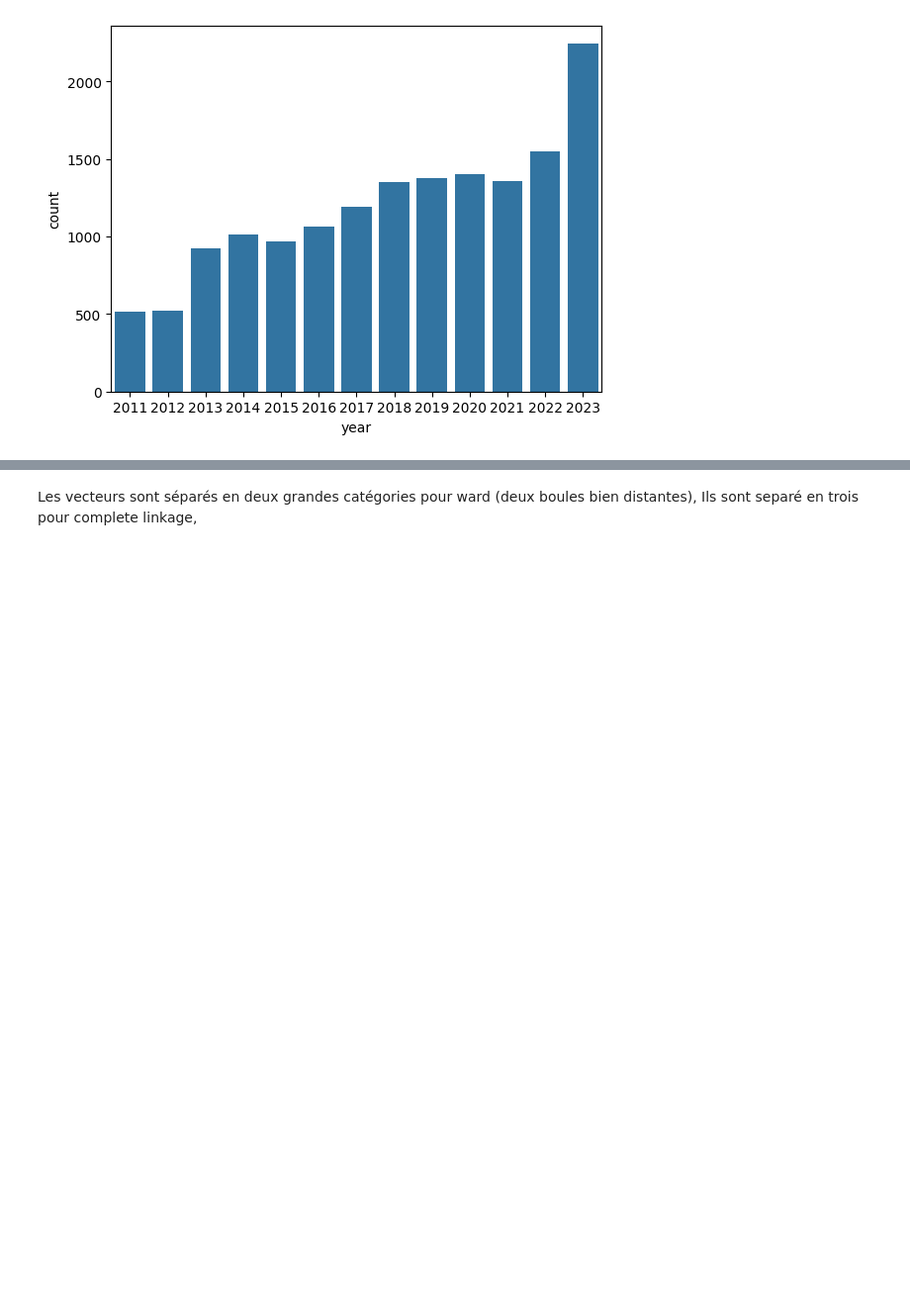
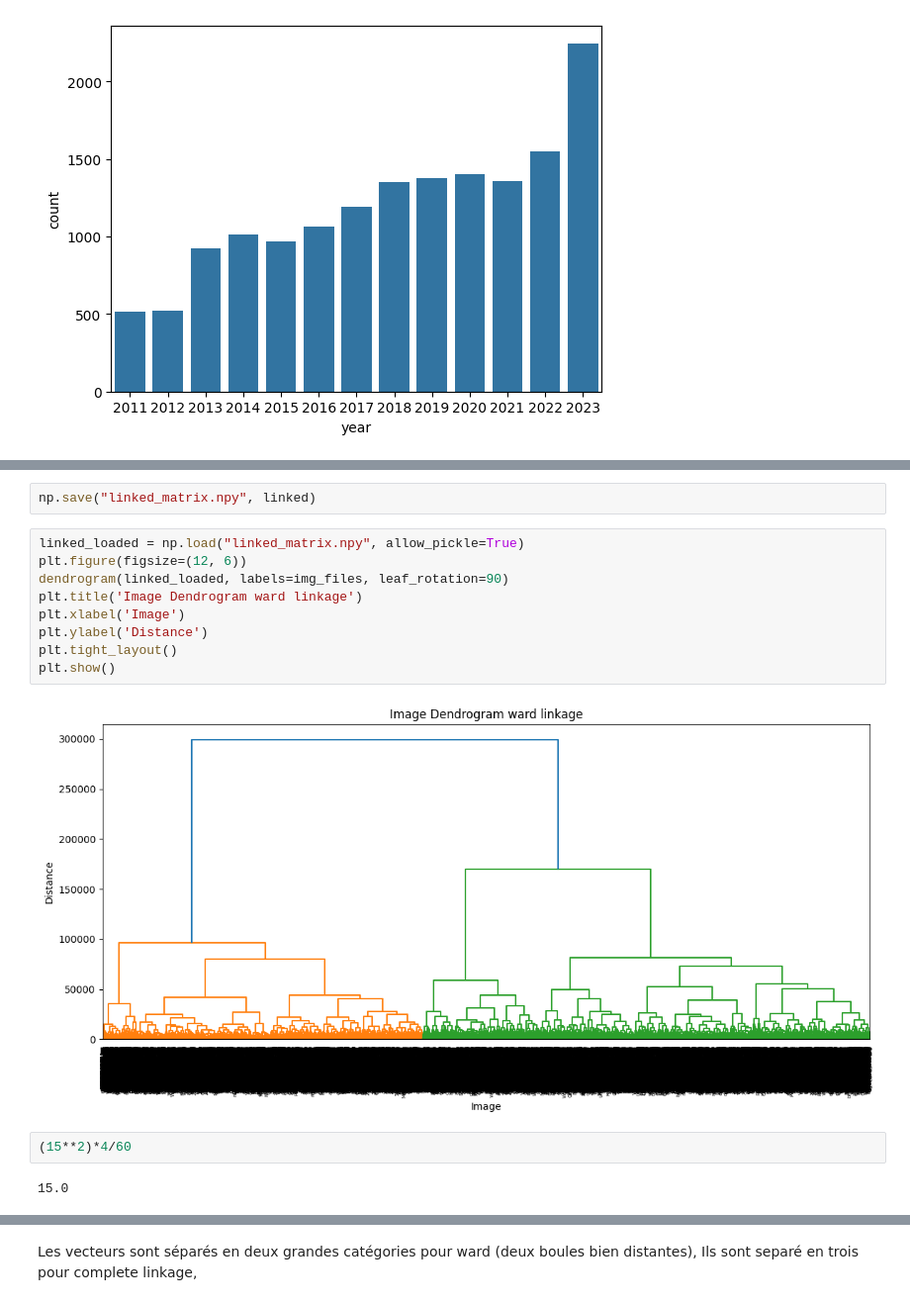
Before and after one commit to lhzuin/challenge_deep_learning, a Jupyter notebook: data/data_augment.ipynb, the cells around one changed output, grey strips where cells are left out. Shown at 99% size. Cells and saved outputs as stored; diff of their text form; blank space fills up the shorter version.

```diff
--- a/data/data_augment.ipynb
+++ b/data/data_augment.ipynb
@@ -93,0 +100,17 @@ On commence le linkage
+# %%
+np.save("linked_matrix.npy", linked)
+# %%
+linked_loaded = np.load("linked_matrix.npy", allow_pickle=True)
+plt.figure(figsize=(12, 6))
+dendrogram(linked_loaded, labels=img_files, leaf_rotation=90)
+plt.title('Image Dendrogram ward linkage')
+plt.xlabel('Image')
+plt.ylabel('Distance')
+plt.tight_layout()
+plt.show()
+# %% [output]
+[figure, added]
+# %%
+(15**2)*4/60
+# %% [output]
+15.0
```
Also changed, not shown: parts of 6 cells of this notebook, 4 other files.
